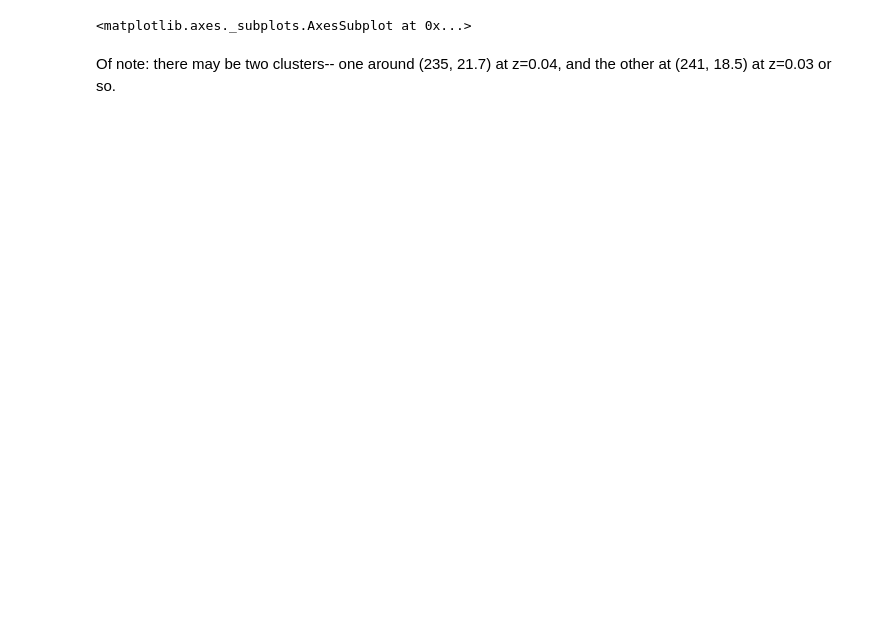
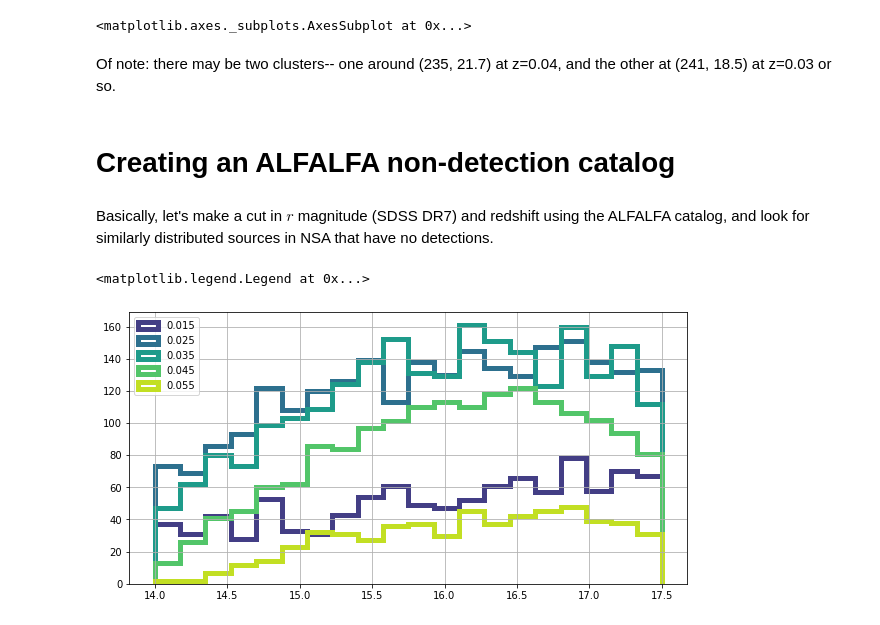
Before and after one commit to jwuphysics/HI-diversity, a Jupyter notebook: notebook/survey/00. Creating detectability target lists.ipynb, the cells around one changed output. Drawn from its saved outputs; the diff is of its cells as text; code cells hidden in the pictures; blank space fills up the shorter version.

Commit message:
pre-select catalogs for detectability model

```diff
--- a/notebook/survey/00. Creating target list.ipynb
+++ b/notebook/survey/00. Creating detectability target lists.ipynb
@@ -125,3 +125,7 @@ nsa[right_notch].plot.scatter('RA', 'DEC', c='Z', vmin=0.01, vmax=0.05, s=10, cm
 <matplotlib.axes._subplots.AxesSubplot at 0x...>
 # %% [markdown]
 Of note: there may be two clusters-- one around (235, 21.7) at z=0.04, and the other at (241, 18.5) at z=0.03 or so.
+# %% [markdown]
+# Creating an ALFALFA non-detection catalog
+# %% [markdown]
+Basically, let's make a cut in $r$ magnitude (SDSS DR7) and redshift using the ALFALFA catalog, and look for similarly distributed sources in NSA that have no detections.
@@ -127,0 +134,11 @@ Of note: there may be two clusters-- one around (235, 21.7) at z=0.04, and the o
+# %%
+plt.figure(figsize=(10, 5))
+
+a40_sdss = pd.read_csv(f'../../../alfalfa-convnets/data/a40.datafile3.csv')
+for z in np.arange(0.01, 0.06, 0.01):
+    a40_sdss[(z < a40_sdss.z_sdss) & (a40_sdss.z_sdss < z + 0.01)].rmodelmag.hist(bins=20, range=(14, 17.5), histtype='step', lw=5, label=f'{z+0.005:.3f}', color=plt.cm.viridis(z/.055))
+
+plt.legend(loc='upper left')
+# %% [output]
+<matplotlib.legend.Legend at 0x...>
+[figure, added]
```
Also changed, not shown: parts of 16 cells of this notebook.
